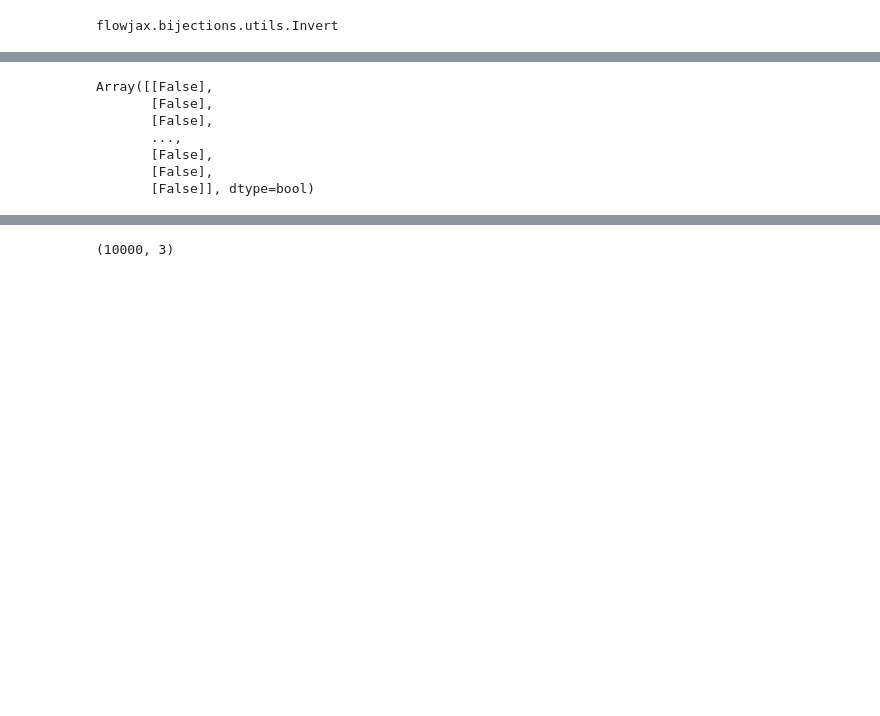
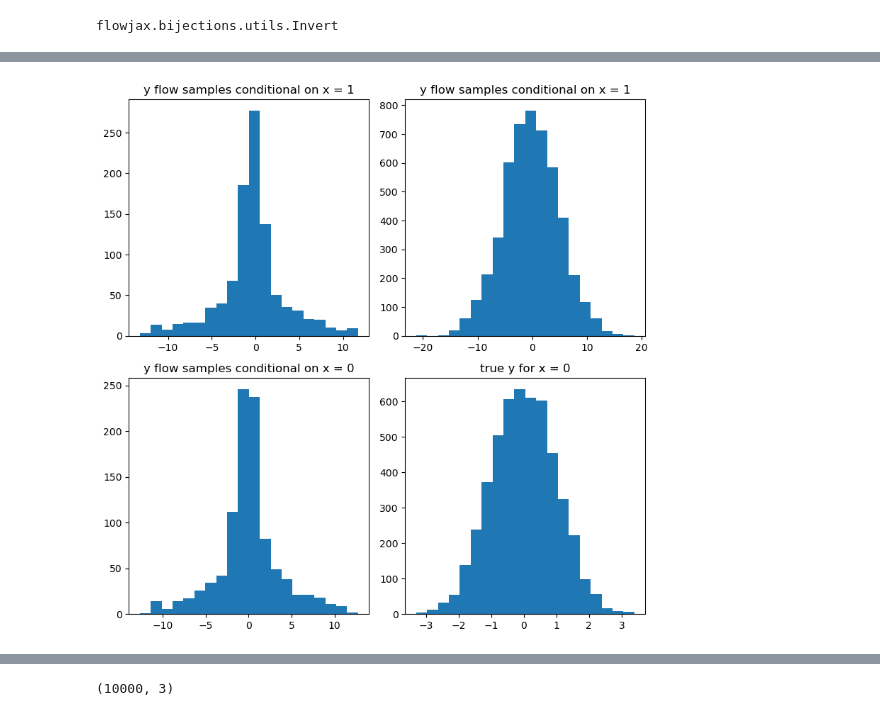
Before and after one commit to llaurabatt/frugal-flows, a Jupyter notebook: frugal_flexible_causal_effect.ipynb, the cells around one changed output, grey strips where cells are left out. Cells and saved outputs as stored; diff of their text form; code cells hidden in the pictures; blank space fills up the shorter version.

```diff
--- a/frugal_flexible_causal_effect.ipynb
+++ b/frugal_flexible_causal_effect.ipynb
@@ -31,6 +31,7 @@ from frugal_flows.basic_flows import (
 )
 from frugal_flows.bijections import UnivariateNormalCDF, RationalQuadraticSplineCond, LocCond, MaskedAutoregressiveMaskedCond
 SEED = 8
+jax.config.update("jax_enable_x64", True)
 # %%
 Invert
 # %% [output]
@@ -103,3 +111,5 @@ flow, losses = fit_to_data(
     val_prop=0.1,
     condition=x,
 )
+# %%
+flow_masked = flow
@@ -114,14 +126,25 @@ Array([5.], dtype=float32)
 # %%
 keys = jr.split(jr.PRNGKey(SEED+8), 8)
-# %%
-x>4
-# %% [output]
-Array([[False],
-       [False],
-       [False],
-       ...,
-       [False],
-       [False],
-       [False]], dtype=bool)
+# %%
+n_samples = 1000
+fig,ax =plt.subplots(2,2, figsize=(8,8))
+flow_samples_1 = flow_masked.sample(keys[1], condition=jnp.ones((n_samples,1)))
+ax[0,0].set_title('y flow samples conditional on x = 1')
+ax[0,0].hist(flow_samples_1[:,0], label="flow", bins=20)
+
+ax[0,1].set_title('y flow samples conditional on x = 1')
+ax[0,1].hist(y[x==1], label="flow", bins=20)
+
+flow_samples_0 = flow_masked.sample(keys[0], condition=jnp.zeros((n_samples,1)))
+ax[1,0].set_title('y flow samples conditional on x = 0')
+ax[1,0].hist(flow_samples_0[:,0], label="flow", bins=20)
+
+ax[1,1].set_title('true y for x = 0')
+ax[1,1].hist(y[x==0], label="y", bins=20)
+plt.tight_layout()
+# sns.kdeplot(yy,  color='red', ax=ax[1])
+plt.show()
+# %% [output]
+[figure, added]
 # %%
 n_samples = 1000
```
Also changed, not shown: parts of 20 cells of this notebook, 1 other file.
